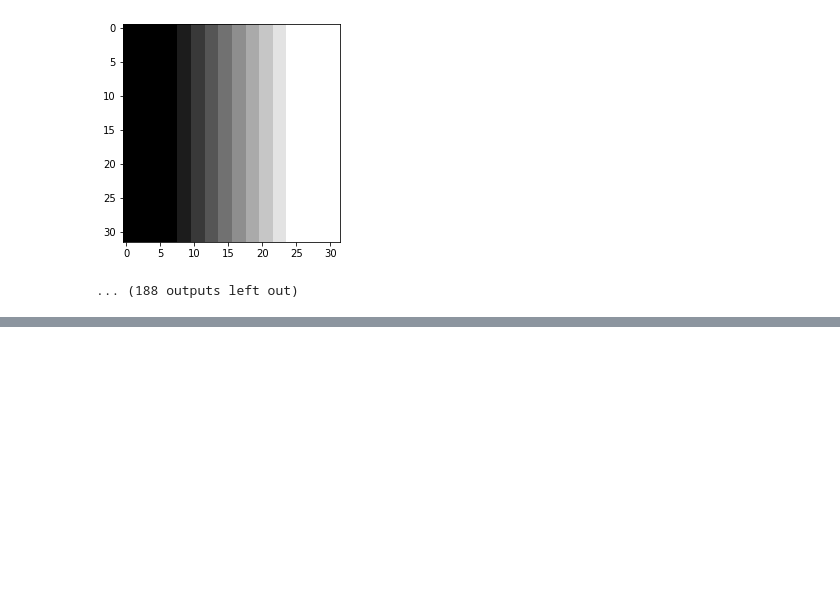
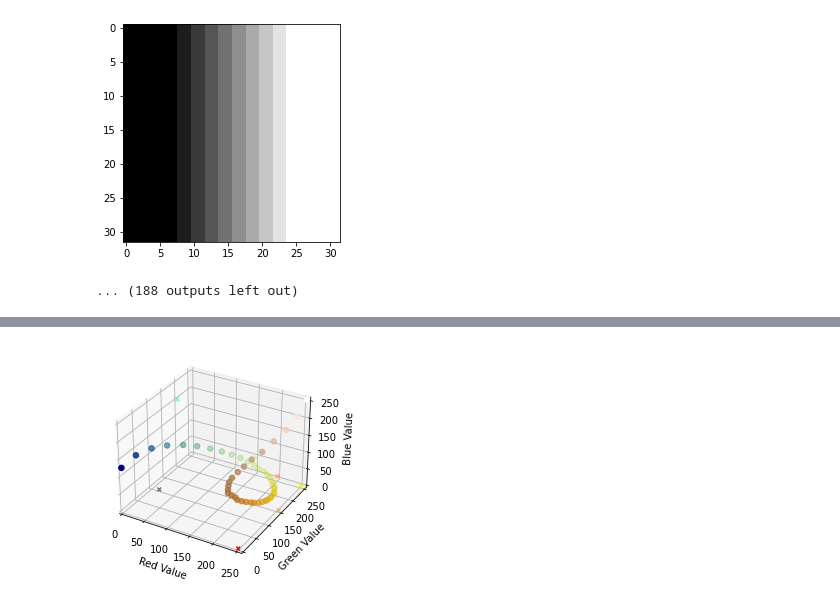
Before and after one commit to inniyah/JupyterTests, a Jupyter notebook: work/VoxTest4.ipynb, the cells around one changed output, grey strips where cells are left out. Saved outputs shown, nothing was run; the diff lists cells and outputs as text; code cells hidden in the pictures; blank space fills up the shorter version.

```diff
--- a/work/VoxTest4.ipynb
+++ b/work/VoxTest4.ipynb
@@ -103,0 +165,76 @@ for tile_info in tiles_info:
+# %%
+def hex_to_RGB(hex):
+    ''' "#FFFFFF" -> [255,255,255] '''
+    # Pass 16 to the integer function for change of base
+    return [int(hex[i:i+2], 16) for i in range(1,6,2)]
+
+
+def RGB_to_hex(RGB):
+    ''' [255,255,255] -> "#FFFFFF" '''
+    # Components need to be integers for hex to make sense
+    RGB = [int(x) for x in RGB]
+    return "#"+"".join(["0{0:x}".format(v) if v < 16 else
+                        "{0:x}".format(v) for v in RGB])
+
+def color_dict(gradient):
+    ''' Takes in a list of RGB sub-lists and returns dictionary of
+        colors in RGB and hex form for use in a graphing function
+        defined later on '''
+    return {"hex": [RGB_to_hex(RGB) for RGB in gradient],
+            "r":   [RGB[0] for RGB in gradient],
+            "g":   [RGB[1] for RGB in gradient],
+            "b":   [RGB[2] for RGB in gradient]}
+
+def control_points_from_colors(gradient):
+    return {"hex": [RGB_to_hex(RGB) for RGB in gradient],
+            "r":   [RGB[0] for RGB in gradient],
+            "g":   [RGB[1] for RGB in gradient],
+            "b":   [RGB[2] for RGB in gradient]}
+
+def plot_gradient_series(color_dict, pointsize=100, control_points=None, filename=None):
+        ''' Take a dictionary containing the color
+            gradient in RBG and hex form and plot
+            it to a 3D matplotlib device '''
+
+        fig = plt.figure()
+        ax = fig.add_subplot(111, projection='3d')
+        xcol = color_dict["r"]
+        ycol = color_dict["g"]
+        zcol = color_dict["b"]
+
+        # If bezier control points passed to function,
+        # plot along with curve
+        if control_points != None:
+            xcntl = control_points["r"]
+            ycntl = control_points["g"]
+            zcntl = control_points["b"]
+            ax.scatter( xcntl, ycntl, zcntl,
+                        c=control_points["hex"],
+                        s=pointsize/2, marker='x')
+
+        # We can pass a vector of colors corresponding to each point
+        ax.scatter(xcol, ycol, zcol, c=color_dict["hex"], s=pointsize)
+
+        ax.set_xlabel('Red Value')
+        ax.set_ylabel('Green Value')
+        ax.set_zlabel('Blue Value')
+        ax.set_zlim3d(0,255)
+        plt.ylim(0,255)
+        plt.xlim(0,255)
+
+        if not filename is None:
+            # Save two views of each plot
+            ax.view_init(elev=15, azim=68)
+            plt.savefig(filename + ".svg")
+            ax.view_init(elev=15, azim=28)
+            plt.savefig(filename + "_view_2.svg")
+
+        # Show plot for testing
+        plt.show()
+
+plot_gradient_series(color_dict(gradient),
+                     pointsize=30,
+                     control_points=control_points_from_colors(ref_colors)
+                    )
+# %% [output]
+[figure, added]
```
Also changed, not shown: parts of 2 cells of this notebook, 48 other files.
